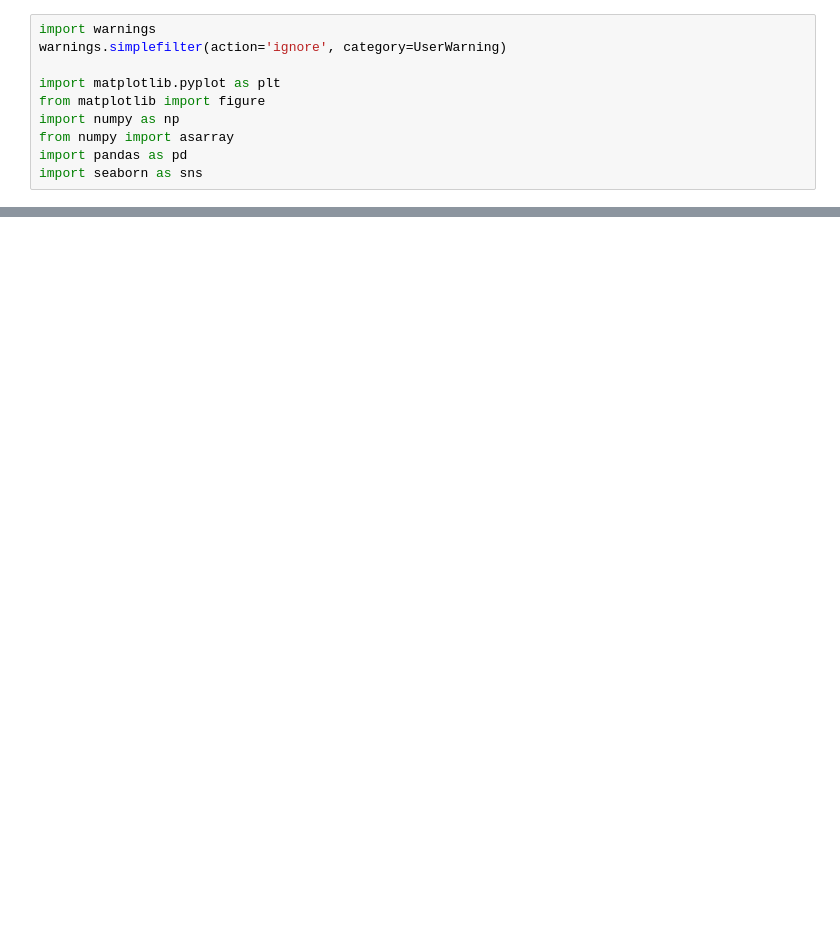
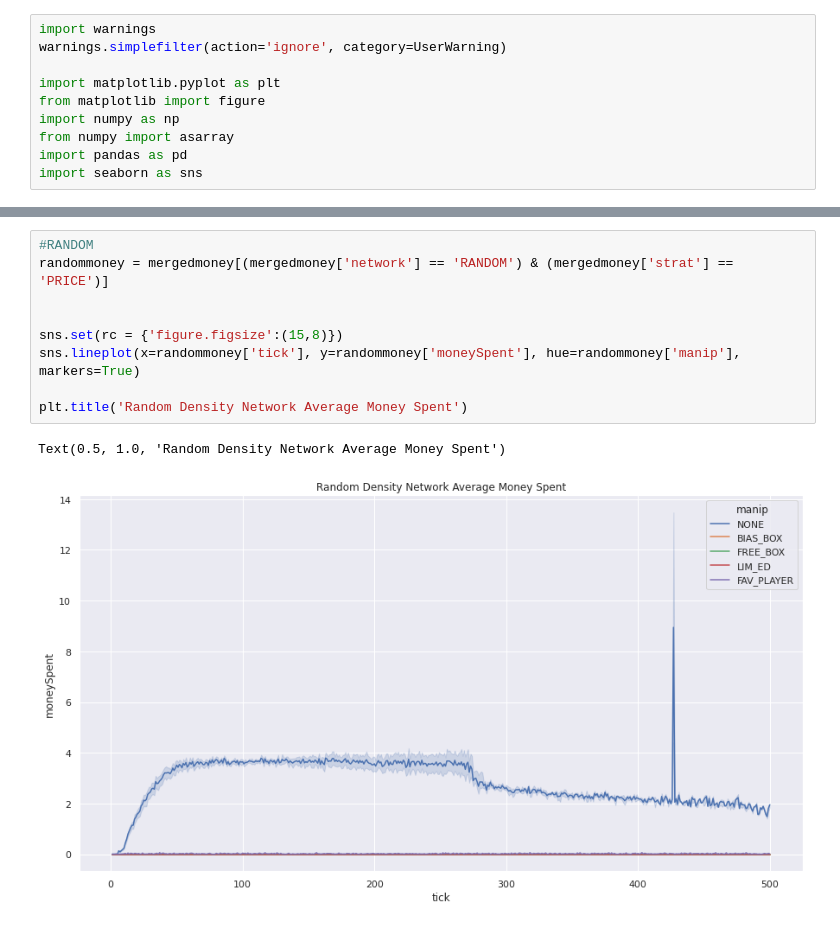
Before and after one commit to LilasCorner/jlootbox-data, a Jupyter notebook: JLootBoxData.ipynb, the cells around one changed output, grey strips where cells are left out. Drawn from its saved outputs; the diff is of its cells as text; blank space fills up the shorter version.

```diff
--- a/JLootBoxData.ipynb
+++ b/JLootBoxData.ipynb
@@ -69,0 +91,12 @@ plt.title('Random Density Network Average Buy Threshold')
+# %%
+#RANDOM
+randommoney = mergedmoney[(mergedmoney['network'] == 'RANDOM') & (mergedmoney['strat'] == 'PRICE')]
+
+
+sns.set(rc = {'figure.figsize':(15,8)})
+sns.lineplot(x=randommoney['tick'], y=randommoney['moneySpent'], hue=randommoney['manip'], markers=True)
+
+plt.title('Random Density Network Average Money Spent')
+# %% [output]
+Text(0.5, 1.0, 'Random Density Network Average Money Spent')
+[figure, added]
```
Also changed, not shown: parts of 14 cells of this notebook.
